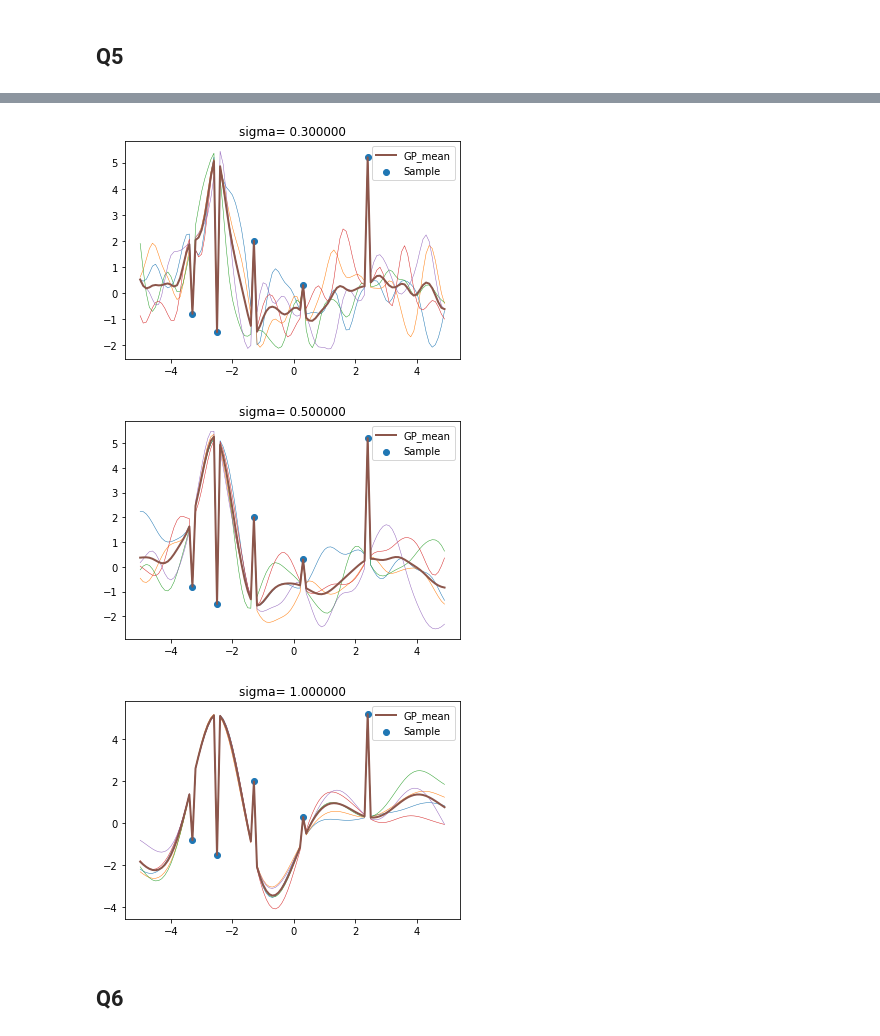
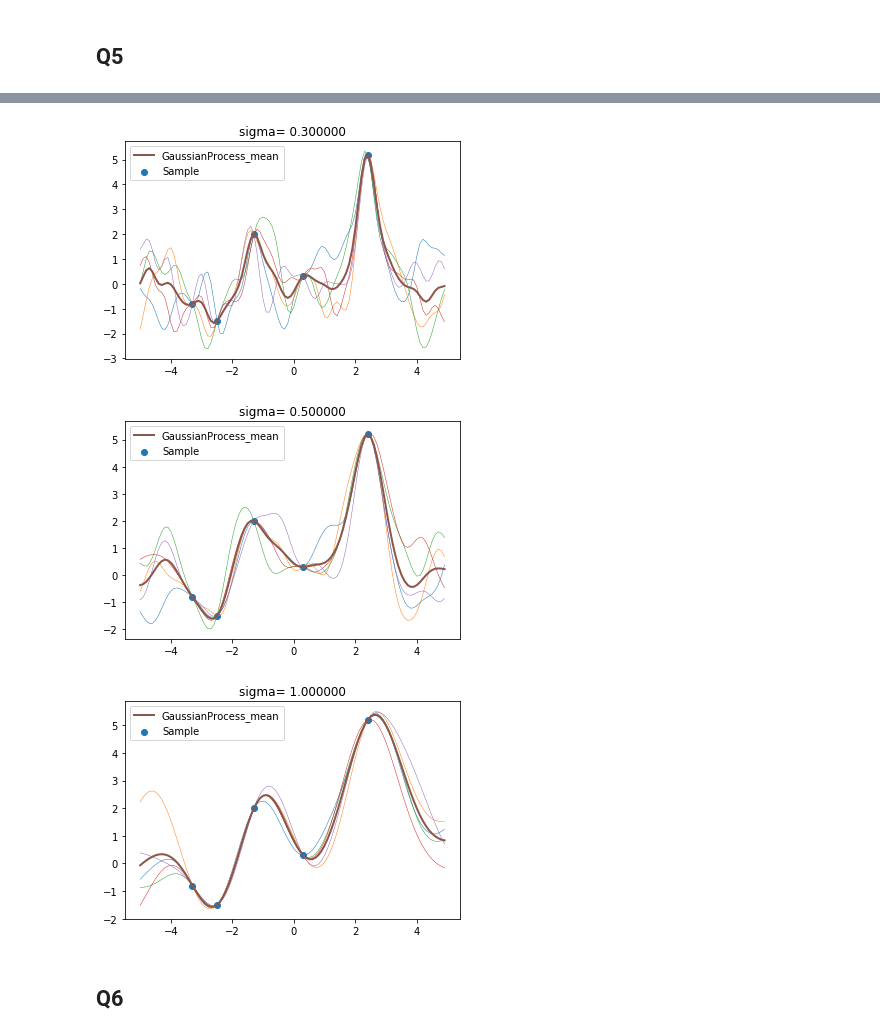
Before and after one commit to Loielaine/Machine_learning, a Jupyter notebook: hw4/hw4.ipynb, the cells around one changed output, grey strips where cells are left out. Cells and saved outputs as stored; diff of their text form; code cells hidden in the pictures.

```diff
--- a/hw4/hw4.ipynb
+++ b/hw4/hw4.ipynb
@@ -210,3 +168,29 @@ def conditional_distribution(mean, sigma, indice_U, indice_V, V):
+# %%
+def Kernel(x1, x2, sigma):
+    x1 = x1.reshape((-1,1)) #d1*1
+    x2 = x2.reshape((-1,1)) #d2*1
+    d1 = x1.shape[0]
+    d2 = x2.shape[0]
+    dis = (x1*x1).dot(np.ones((1,d2))) + np.ones((d1,1)).dot((x2*x2).T) - 2*x1.dot(x2.T)
+    kernel = np.exp(-1/2*dis/sigma**2)
+    return kernel
+
+def GaussianProcess(x , sigma):
+    var = Kernel(x, x, sigma)
+    y = np.random.multivariate_normal(np.zeros((100,)), var)
+    return y
+
+def conditional_distribution(X, x, y, sigma):
+    sigma_y = Kernel(x, x, sigma)
+    sigma_Y = Kernel(X, X, sigma)
+    sigma_Yy = Kernel(X, x, sigma)
+    sigma_yY = Kernel(x, X, sigma)
+    #print(sigma_y.shape) #(5,5)
+    #print(sigma_Y.shape) #(100,100)
+    #print(sigma_Yy.shape) #(100, 5)
+    conditional_mean = sigma_Yy.dot(np.linalg.inv(sigma_y)).dot(y)
+    conditional_sigma = sigma_Y - sigma_Yy.dot(np.linalg.inv(sigma_y)).dot(sigma_yY)
+    return conditional_mean, conditional_sigma
 # %%
 X = np.arange(-5,5,0.1)
 sigma_list = [0.3, 0.5, 1.0]
@@ -229,41 +213,30 @@ for i in range(3):
 # %%
 x_s = np.array([-1.3, 2.4, -2.5, -3.3, 0.3])
 y_s = np.array([2, 5.2, -1.5, -0.8, 0.3])
-indice_V = np.array([37,74,25,17,53])
-indice_U = np.delete(np.arange(0,100,1) , indice_V)
 for i in range(3):
-    var = Kernel(X, sigma_list[i])
-    #print(var.shape)
-    conditional_mean, conditional_sigma = conditional_distribution(np.zeros((100,1)), var, list(indice_U), list(indice_V), y_s)
-    #print(conditional_mean.shape, conditional_sigma.shape)
-
+    conditional_mean, conditional_sigma = conditional_distribution(X, x_s, y_s, sigma_list[i])
+    #print(conditional_mean)
     #y posterior
-    new_x = X[[i for i in range(len(X)) if i not in indice_V]]
     y1 = np.random.multivariate_normal(conditional_mean, conditional_sigma)
     y2 = np.random.multivariate_normal(conditional_mean, conditional_sigma)
     y3 = np.random.multivariate_normal(conditional_mean, conditional_sigma)
     y4 = np.random.multivariate_normal(conditional_mean, conditional_sigma)
     y5 = np.random.multivariate_normal(conditional_mean, conditional_sigma)
 
     y_mean = np.array([y1,y2,y3,y4,y5]).mean(axis = 0)
 
-    #sort x and y
-    X_all = np.append(new_x,X[indice_V])
-    arg = np.argsort(X_all)
 
     for y_ax in [y1,y2,y3,y4,y5]:
-        p_y = np.append(y_ax,  y_s)
-        plt.plot(X_all[arg], p_y[arg], linewidth= 0.5)
+        plt.plot(X, y_ax, linewidth= 0.5)
     plt.scatter(x_s,y_s, label = 'Sample')
-    p_y = np.append(y_mean,  y_s)
-    plt.plot(X_all[arg], p_y[arg], linewidth= 2, label = 'GP_mean')
+    plt.plot(X, y_mean, linewidth= 2, label = 'GaussianProcess_mean')
     plt.legend()
     plt.title('sigma= %f' %sigma_list[i])
     plt.show()
 # %% [output]
-[figure, old version]
+[figure, new version]
-[figure, old version]
+[figure, new version]
-[figure, old version]
+[figure, new version]
 # %% [markdown]
 ## Q6
 # %%
```
Also changed, not shown: parts of 2 cells of this notebook.
